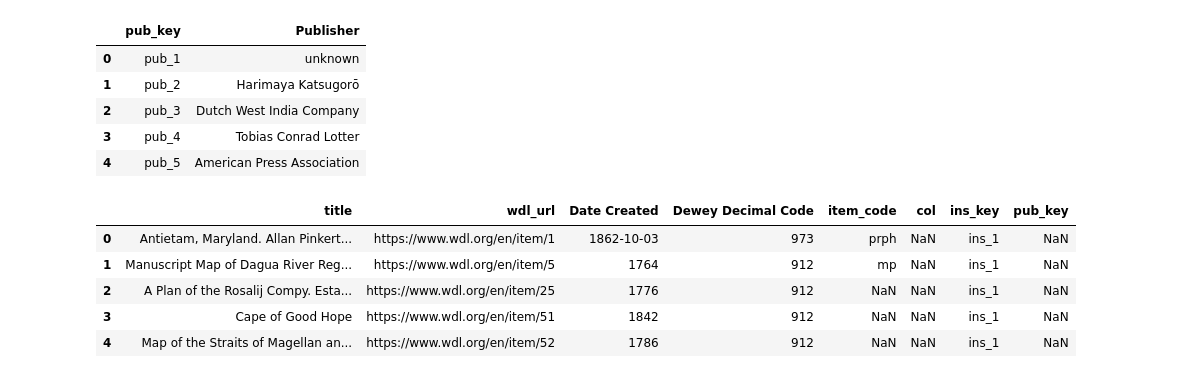
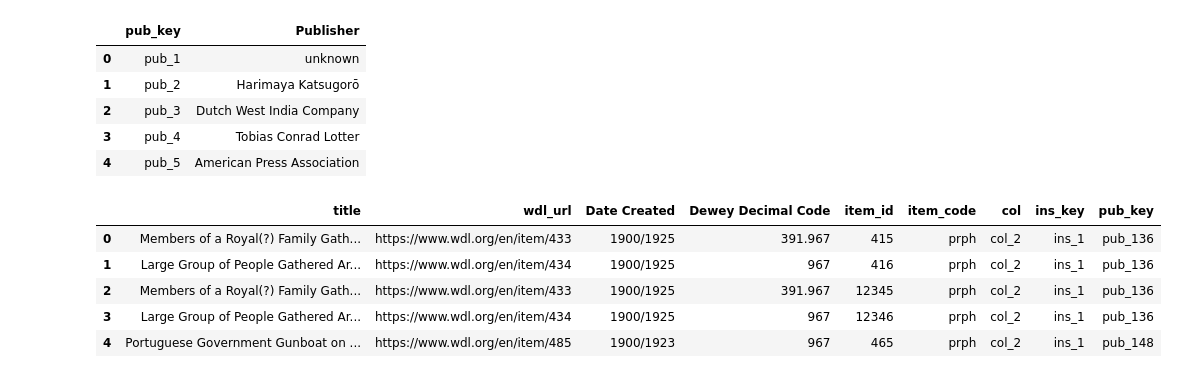
Before and after one commit to caitepley/Project-3, a Jupyter notebook: items_processing.ipynb, the cells around one changed output. Drawn from its saved outputs; the diff is of its cells as text; code cells hidden in the pictures.

```diff
--- a/items_processing.ipynb
+++ b/items_processing.ipynb
@@ -82,4 +81,5 @@ loc_df.head()
 # %%
 item_type_df = pd.read_csv('Resources/item_codes_new.csv', encoding='utf-8')
+item_type_df.rename(columns = {'Item':'Type of Item'}, inplace = True)
 item_type_df
 # %% [output]
@@ -93,7 +93,7 @@ item_type_df
 | 6 | jr | Journals |
 | 7 | np | Newspapers |
 # %%
-items_df = loc_df.join(item_type_df,how='outer')
-items_df.drop(columns=['Type of Item','Item'],inplace=True)
-items_df.head()
+items_df = loc_df.merge(item_type_df,how='inner')
+items_df.drop(columns=['Type of Item'],inplace=True)
+items_df
 # %% [output]
@@ -114,7 +121,7 @@ col_type_df.head()
 | 3 | col_4 | Henry Harrisse Collection |
 | 4 | col_5 | United States History |
 # %%
-items_df = items_df.merge(col_type_df,how='outer')
+items_df = items_df.merge(col_type_df,how='inner')
 items_df.drop(columns='collection',inplace=True)
 items_df.head()
 # %% [output]
@@ -135,7 +142,7 @@ ins_type_df.head()
 | 3 | ins_4 | National Library of Russia |
 | 4 | ins_5 | Mamma Haidara Commemorative Library |
 # %%
-items_df = items_df.merge(ins_type_df,how='outer')
+items_df = items_df.merge(ins_type_df,how='inner')
 items_df.drop(columns='Institution',inplace=True)
 items_df.head()
 # %% [output]
@@ -156,14 +163,14 @@ pub_type_df.head()
 | 3 | pub_4 | Tobias Conrad Lotter |
 | 4 | pub_5 | American Press Association |
 # %%
-items_df = items_df.merge(pub_type_df,how='outer')
+items_df = items_df.merge(pub_type_df,how='inner')
 items_df.drop(columns='Publisher',inplace=True)
 items_df.head()
 # %% [output]
-|  | title | wdl_url | Date Created | Dewey Decimal Code | item_code | col | ins_key | pub_key |
-| 0 | Antietam, Maryland. Allan Pinkert... | https://www.wdl.org/en/item/1 | 1862-10-03 | 973 | prph | NaN | ins_1 | NaN |
-| 1 | Manuscript Map of Dagua River Reg... | https://www.wdl.org/en/item/5 | 1764 | 912 | mp | NaN | ins_1 | NaN |
-| 2 | A Plan of the Rosalij Compy. Esta... | https://www.wdl.org/en/item/25 | 1776 | 912 | NaN | NaN | ins_1 | NaN |
-| 3 | Cape of Good Hope | https://www.wdl.org/en/item/51 | 1842 | 912 | NaN | NaN | ins_1 | NaN |
-| 4 | Map of the Straits of Magellan an... | https://www.wdl.org/en/item/52 | 1786 | 912 | NaN | NaN | ins_1 | NaN |
+|  | title | wdl_url | Date Created | Dewey Decimal Code | item_id | item_code | col | ins_key | pub_key |
+| 0 | Members of a Royal(?) Family Gath... | https://www.wdl.org/en/item/433 | 1900/1925 | 391.967 | 415 | prph | col_2 | ins_1 | pub_136 |
+| 1 | Large Group of People Gathered Ar... | https://www.wdl.org/en/item/434 | 1900/1925 | 967 | 416 | prph | col_2 | ins_1 | pub_136 |
+| 2 | Members of a Royal(?) Family Gath... | https://www.wdl.org/en/item/433 | 1900/1925 | 391.967 | 12345 | prph | col_2 | ins_1 | pub_136 |
+| 3 | Large Group of People Gathered Ar... | https://www.wdl.org/en/item/434 | 1900/1925 | 967 | 12346 | prph | col_2 | ins_1 | pub_136 |
+| 4 | Portuguese Government Gunboat on ... | https://www.wdl.org/en/item/485 | 1900/1923 | 967 | 465 | prph | col_2 | ins_1 | pub_148 |
 # %%
```
Also changed, not shown: parts of 11 cells of this notebook, 3 other files.
